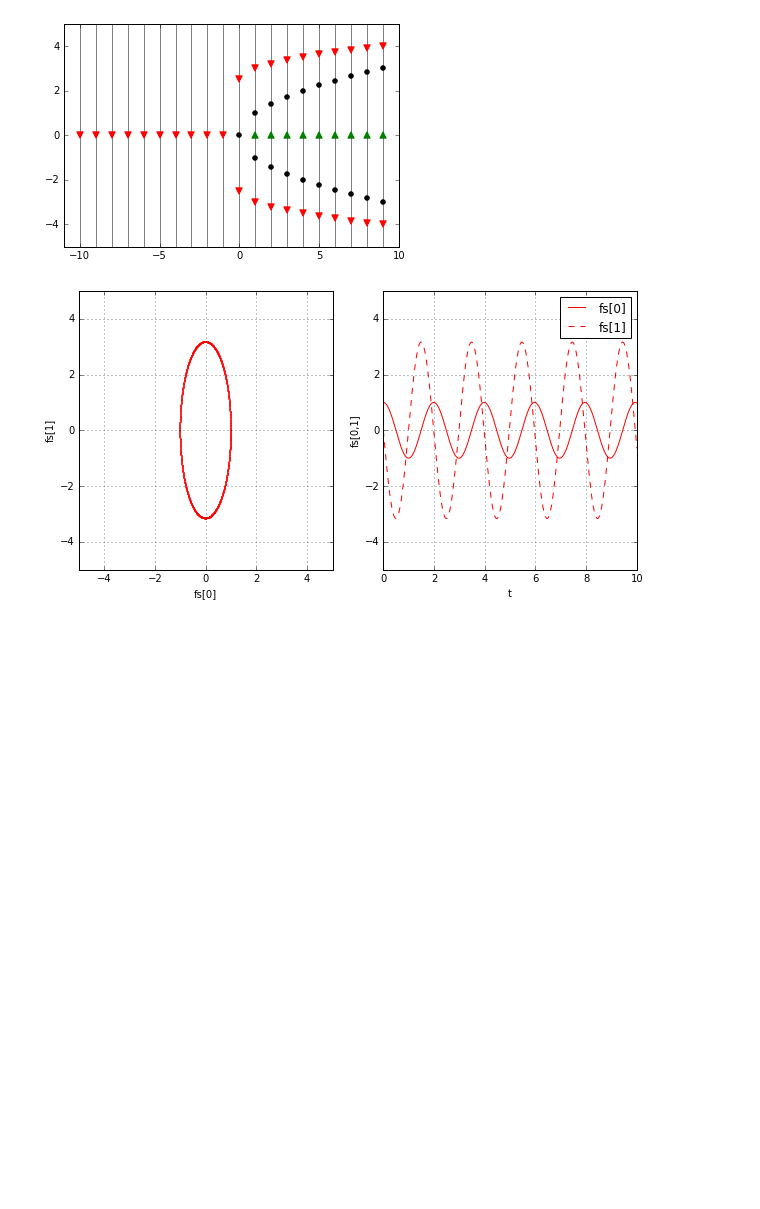
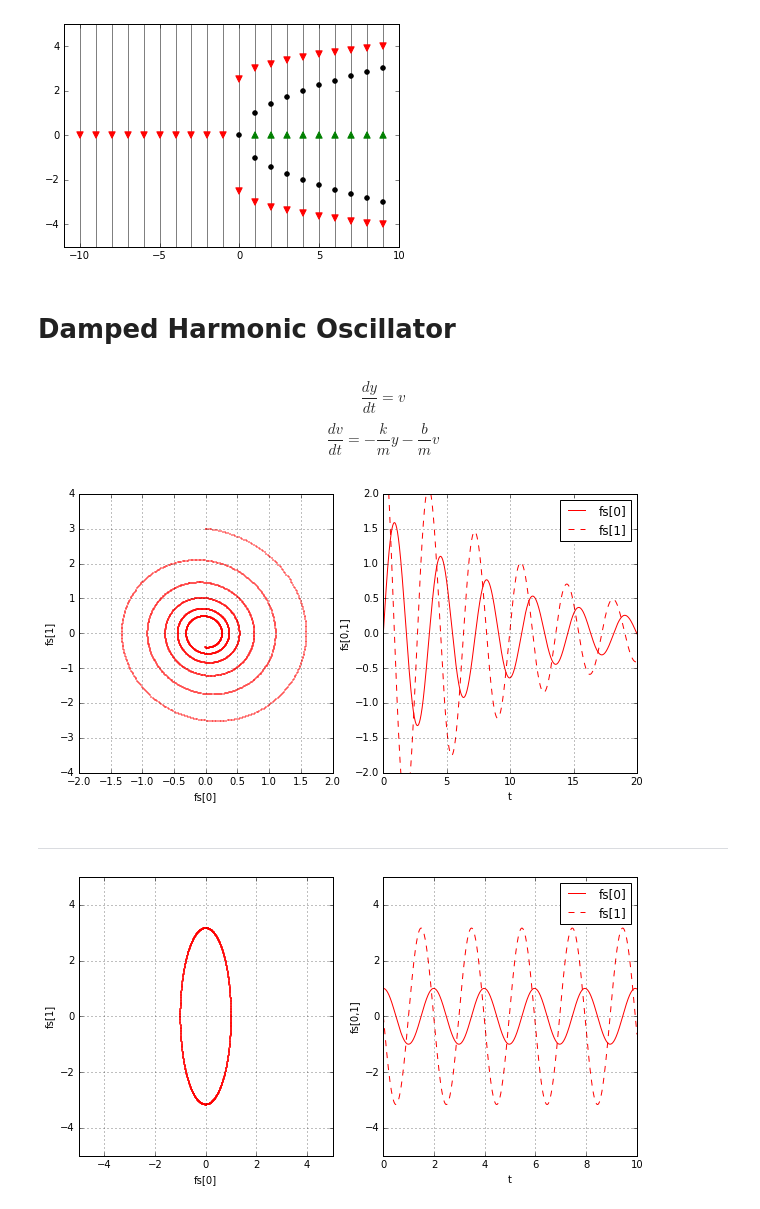
Before and after one commit to joyofdata/differential-equations, a Jupyter notebook: playground.ipynb, the cells around one changed output. Cells and saved outputs as stored; diff of their text form; code cells hidden in the pictures; blank space fills up the shorter version.

```diff
--- a/playground.ipynb
+++ b/playground.ipynb
@@ -32,6 +32,34 @@ plot_parameterized_phase_lines(f3, range(-10,10), (-5,5))
 # %% [output]
 [figure]
 [figure]
+# %% [markdown]
+# Damped Harmonic Oscillator
+# %% [markdown]
+$$\frac{dy}{dt} = v$$
+$$\frac{dv}{dt} = -\frac{k}{m}y - \frac{b}{m}v$$
+# %%
+m=1
+k=3
+b=0.2
+
+def damped_harmonic_oscillator(ys, t):
+    return [
+        ys[1],               # ys[1] = v
+        -k/m*ys[0]-b/m*ys[1] # ys[0] = y
+    ]
+
+plot_solution_and_components(
+    damped_harmonic_oscillator,
+    ics=[(0,[0,3])], # (3,0) = (y_0,v_0) -> [0,3] = [ys[1], ys[0]]
+    args=None,
+    t_lim=(0,20),
+    y_lims=[(-2,2), (-4,4)],
+    t_del=0.01
+)
+# %% [output]
+[figure, added]
+# %% [markdown]
+---
 # %%
 k = 20
 m = 2
```
